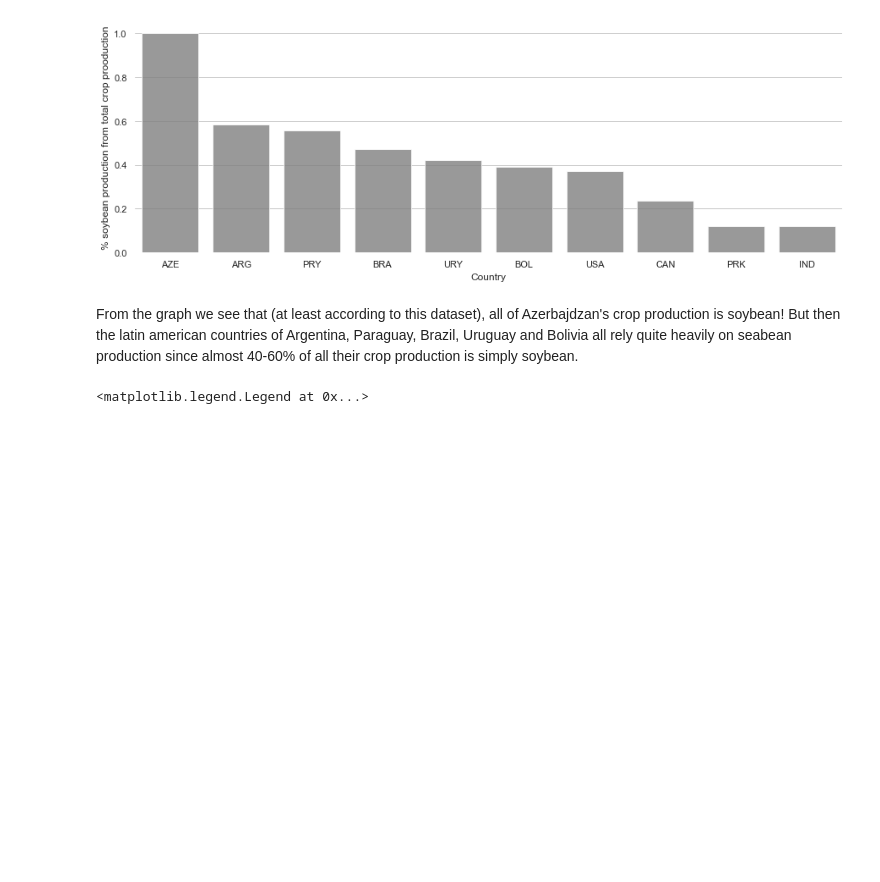
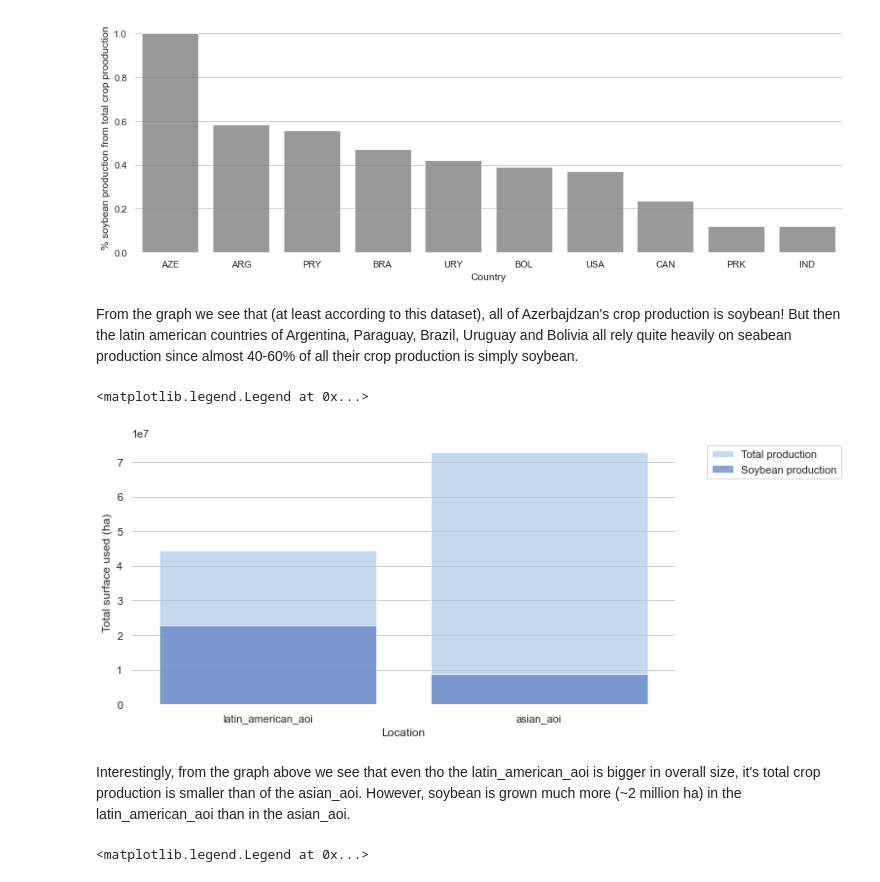
Before and after one commit to kozmanaut/vizz_code, a Jupyter notebook: Vizzuality_coding_challenge.ipynb, the cells around one changed output. Cells and saved outputs as stored; diff of their text form; code cells hidden in the pictures; blank space fills up the shorter version.

Commit message:
added total production per aoi

```diff
--- a/Vizzuality_coding_challenge.ipynb
+++ b/Vizzuality_coding_challenge.ipynb
@@ -231,4 +231,24 @@ Text(0, 0.5, '% soybean production from total crop prooduction')
 [figure]
 # %% [markdown]
 From the graph we see that (at least according to this dataset), all of Azerbajdzan's crop production is soybean! But then the latin american countries of Argentina, Paraguay, Brazil, Uruguay and Bolivia all rely quite heavily on seabean production since almost 40-60% of all their crop production is simply soybean.
+# %%
+# Let's get a high level overview of our areas of interest!
+aoi_level_production = soya_joined.groupby(['location']).agg({'soyb_a':'sum', 'total_production' : 'sum', 'area_ha' : 'min'}).reset_index()
+aoi_level_production = aoi_level_production[aoi_level_production.location != "outside_aoi"]
+plt.rcParams['figure.figsize']=(10,5)
+
+f, ax = plt.subplots()
+sns.set_color_codes("pastel")
+sns.barplot(x=aoi_level_production.location,y=aoi_level_production.total_production, order = ['latin_american_aoi', 'asian_aoi'], label = 'Total production', color="b", alpha = 0.7)
+sns.set_color_codes("muted")
+sns.barplot(x = aoi_level_production.location, y=aoi_level_production.soyb_a, order = ['latin_american_aoi', 'asian_aoi'], label = 'Soybean production', color="b", alpha = 0.7)
+sns.despine(offset = 5, left=True, bottom=True)
+plt.xlabel("Location")
+plt.ylabel("Total surface used (ha)")
+plt.legend(bbox_to_anchor=(1.05, 1), loc=2, borderaxespad=0.5)
+# %% [output]
+<matplotlib.legend.Legend at 0x...>
+[figure, added]
+# %% [markdown]
+Interestingly, from the graph above we see that even tho the latin_american_aoi is bigger in overall size, it's total crop production is smaller than of the asian_aoi. However, soybean is grown much more (~2 million ha) in the latin_american_aoi than in the asian_aoi.
 # %%
```
Also changed, not shown: parts of 1 cell of this notebook, 1 other file.
